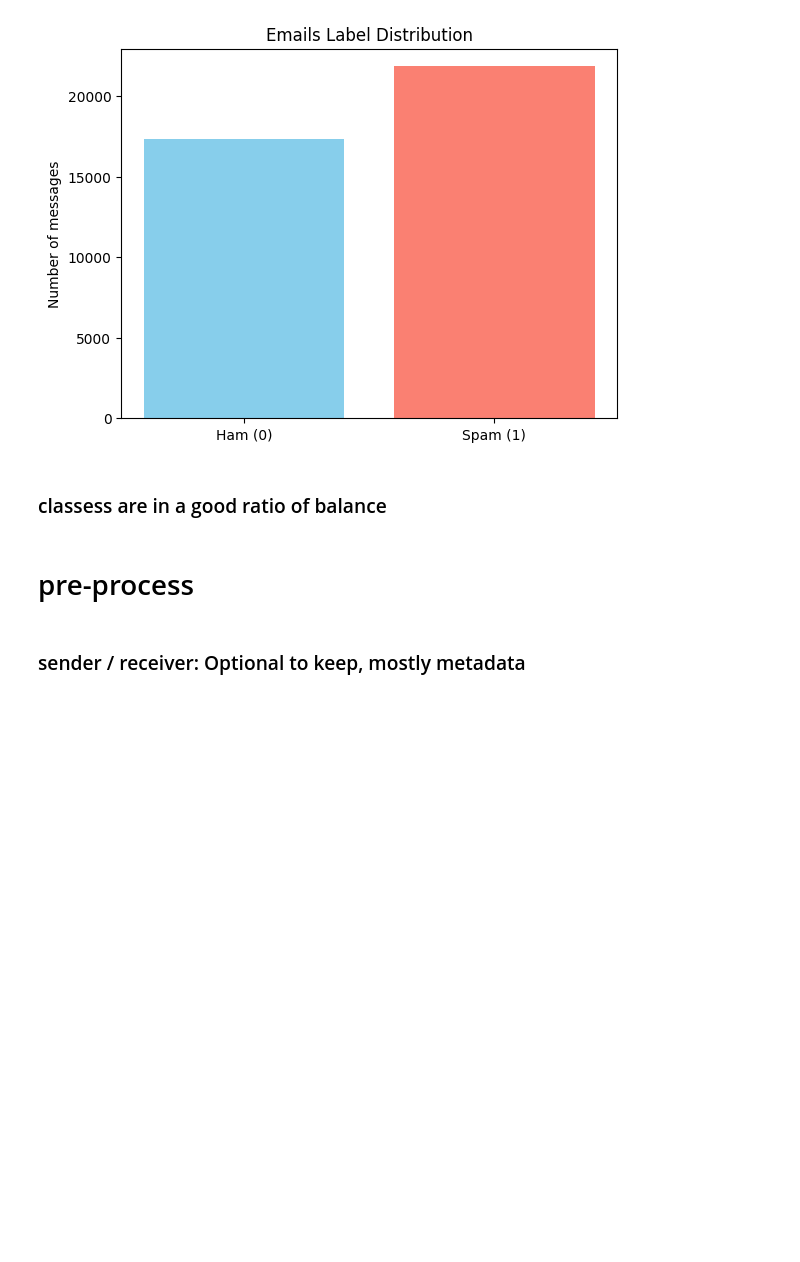
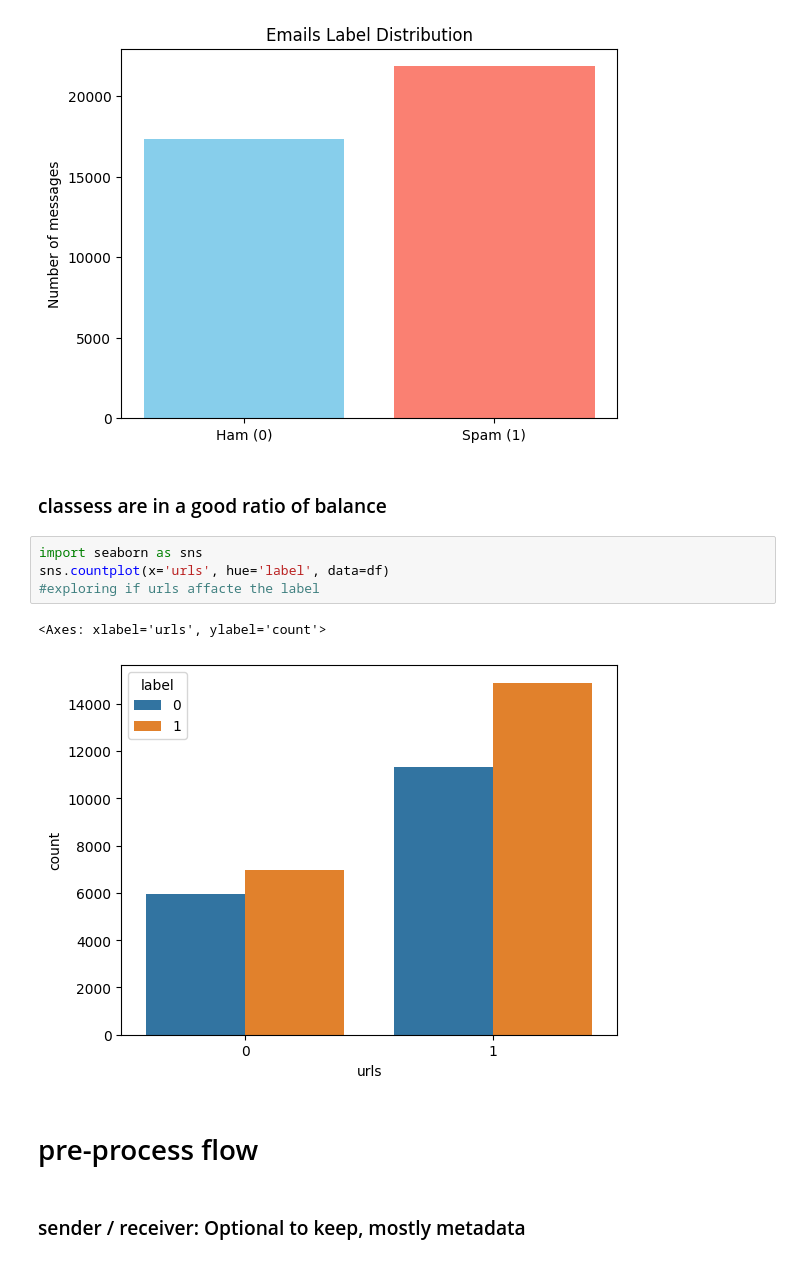
Before and after one commit to Renadyousef/SWE485-Project-Group1, a Jupyter notebook: Phase1_Data_Exploration.ipynb, the cells around one changed output. Cells and saved outputs as stored; diff of their text form; blank space fills up the shorter version.

```diff
--- a/Phase1_Data_Exploration.ipynb
+++ b/Phase1_Data_Exploration.ipynb
@@ -92,8 +92,15 @@ plt.show()
 [figure]
 # %% [markdown]
 ### classess are in a good ratio of balance
+# %%
+import seaborn as sns
+sns.countplot(x='urls', hue='label', data=df)
+#exploring if urls affacte the label
+# %% [output]
+<Axes: xlabel='urls', ylabel='count'>
+[figure, added]
 # %% [markdown]
-# pre-process
+# pre-process flow
 # %% [markdown]
 ### sender / receiver: Optional to keep, mostly metadata
 # %% [markdown]
```
Also changed, not shown: parts of 1 cell of this notebook.
